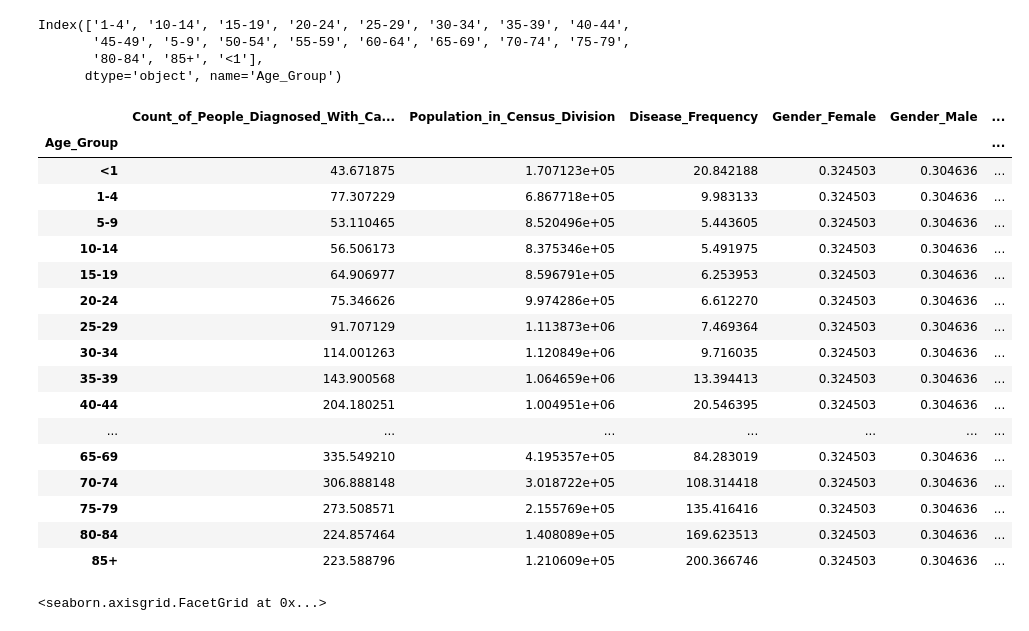
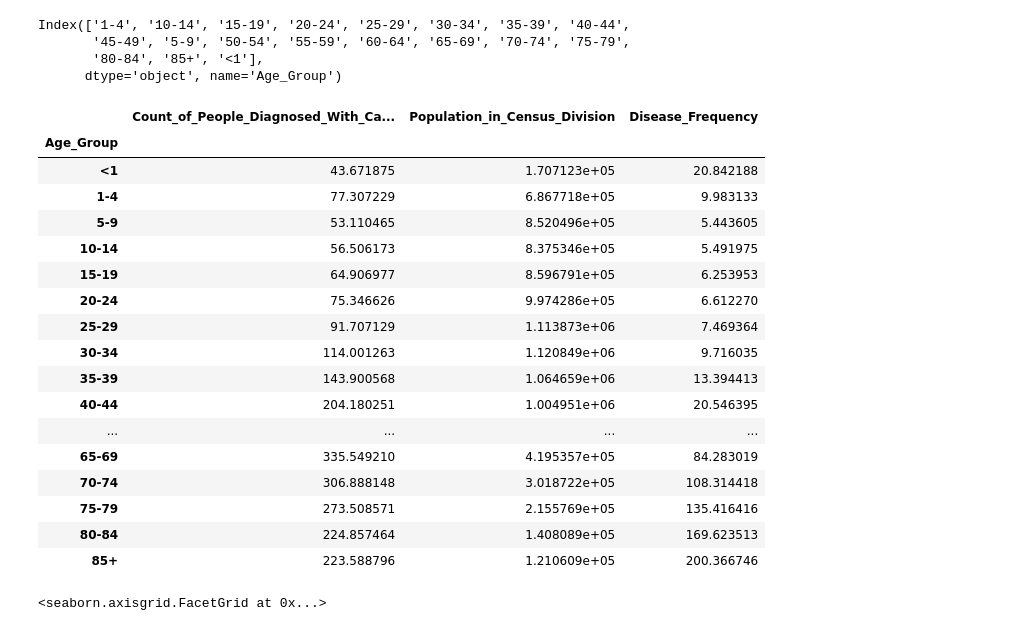
Before and after one commit to GSantic/Projects, a Jupyter notebook: cancer_dataset.ipynb, the cells around one changed output. Drawn from its saved outputs; the diff is of its cells as text; code cells hidden in the pictures.

```diff
--- a/cancer_dataset.ipynb
+++ b/cancer_dataset.ipynb
@@ -253,29 +253,29 @@ Index(['1-4', '10-14', '15-19', '20-24', '25-29', '30-34', '35-39', '40-44',
 # %%
 #reindexing as some age groups are not in the right order
 new_index=['<1','1-4', '5-9', '10-14', '15-19', '20-24', '25-29', '30-34', '35-39', '40-44',
        '45-49', '50-54', '55-59', '60-64', '65-69', '70-74', '75-79',
        '80-84', '85+']
-asian_islander_by_age=asian_islander_by_age.reindex(new_index)
+asian_islander_by_age=asian_islander_by_age.reindex(new_index).iloc[:,:3]
 asian_islander_by_age
 # %% [output]
-|  | Count_of_People_Diagnosed_With_Ca... | Population_in_Census_Division | Disease_Frequency | Gender_Female | Gender_Male | ... |
-| Age_Group |  |  |  |  |  | ... |
-| <1 | 43.671875 | 1.707123e+05 | 20.842188 | 0.324503 | 0.304636 | ... |
-| 1-4 | 77.307229 | 6.867718e+05 | 9.983133 | 0.324503 | 0.304636 | ... |
-| 5-9 | 53.110465 | 8.520496e+05 | 5.443605 | 0.324503 | 0.304636 | ... |
-| 10-14 | 56.506173 | 8.375346e+05 | 5.491975 | 0.324503 | 0.304636 | ... |
-| 15-19 | 64.906977 | 8.596791e+05 | 6.253953 | 0.324503 | 0.304636 | ... |
-| 20-24 | 75.346626 | 9.974286e+05 | 6.612270 | 0.324503 | 0.304636 | ... |
-| 25-29 | 91.707129 | 1.113873e+06 | 7.469364 | 0.324503 | 0.304636 | ... |
-| 30-34 | 114.001263 | 1.120849e+06 | 9.716035 | 0.324503 | 0.304636 | ... |
-| 35-39 | 143.900568 | 1.064659e+06 | 13.394413 | 0.324503 | 0.304636 | ... |
-| 40-44 | 204.180251 | 1.004951e+06 | 20.546395 | 0.324503 | 0.304636 | ... |
-| ... | ... | ... | ... | ... | ... | ... |
-| 65-69 | 335.549210 | 4.195357e+05 | 84.283019 | 0.324503 | 0.304636 | ... |
-| 70-74 | 306.888148 | 3.018722e+05 | 108.314418 | 0.324503 | 0.304636 | ... |
-| 75-79 | 273.508571 | 2.155769e+05 | 135.416416 | 0.324503 | 0.304636 | ... |
-| 80-84 | 224.857464 | 1.408089e+05 | 169.623513 | 0.324503 | 0.304636 | ... |
-| 85+ | 223.588796 | 1.210609e+05 | 200.366746 | 0.324503 | 0.304636 | ... |
+|  | Count_of_People_Diagnosed_With_Ca... | Population_in_Census_Division | Disease_Frequency |
+| Age_Group |  |  |  |
+| <1 | 43.671875 | 1.707123e+05 | 20.842188 |
+| 1-4 | 77.307229 | 6.867718e+05 | 9.983133 |
+| 5-9 | 53.110465 | 8.520496e+05 | 5.443605 |
+| 10-14 | 56.506173 | 8.375346e+05 | 5.491975 |
+| 15-19 | 64.906977 | 8.596791e+05 | 6.253953 |
+| 20-24 | 75.346626 | 9.974286e+05 | 6.612270 |
+| 25-29 | 91.707129 | 1.113873e+06 | 7.469364 |
+| 30-34 | 114.001263 | 1.120849e+06 | 9.716035 |
+| 35-39 | 143.900568 | 1.064659e+06 | 13.394413 |
+| 40-44 | 204.180251 | 1.004951e+06 | 20.546395 |
+| ... | ... | ... | ... |
+| 65-69 | 335.549210 | 4.195357e+05 | 84.283019 |
+| 70-74 | 306.888148 | 3.018722e+05 | 108.314418 |
+| 75-79 | 273.508571 | 2.155769e+05 | 135.416416 |
+| 80-84 | 224.857464 | 1.408089e+05 | 169.623513 |
+| 85+ | 223.588796 | 1.210609e+05 | 200.366746 |
 # %%
 # Plotting the dataset asian_islander_by_age
 sns.set_theme(style="darkgrid")
```
Also changed, not shown: parts of 4 cells of this notebook.
